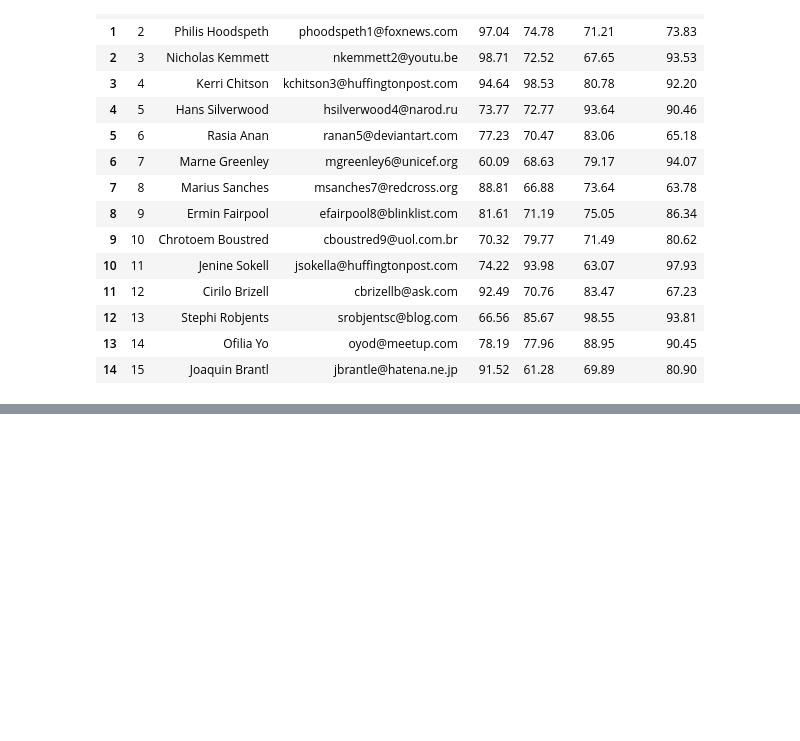
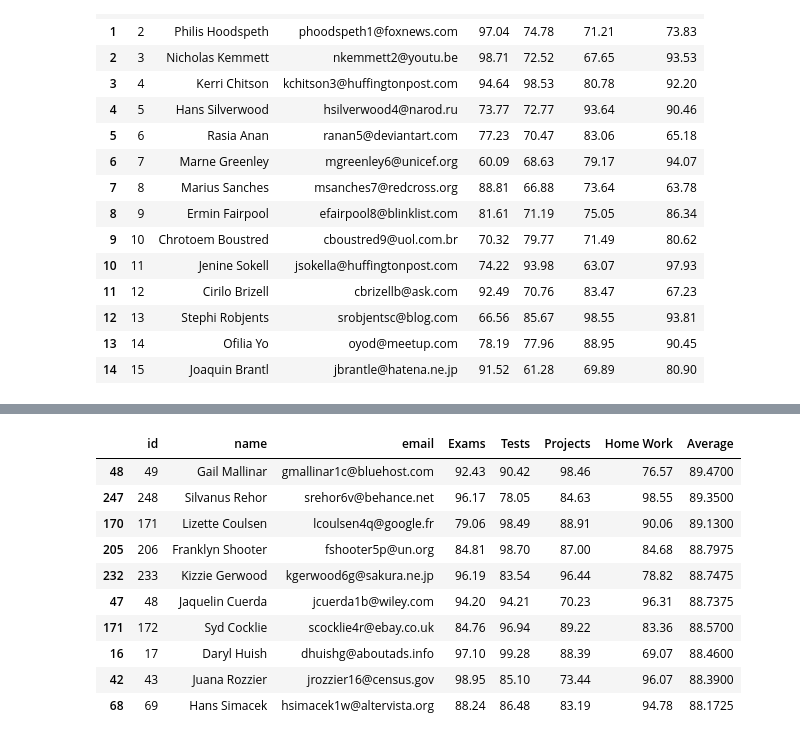
Before and after one commit to stradtkt/DataScience, a Jupyter notebook: pandas_practice.ipynb, the cells around one changed output, grey strips where cells are left out. Saved outputs shown, nothing was run; the diff lists cells and outputs as text; code cells hidden in the pictures; blank space fills up the shorter version.

```diff
--- a/pandas_practice.ipynb
+++ b/pandas_practice.ipynb
@@ -72,0 +103,14 @@ df.head(15)
+# %%
+df.iloc[10:20]
+# %% [output]
+|  | id | name | email | Exams | Tests | Projects | Home Work | Average |
+| 48 | 49 | Gail Mallinar | gmallinar1c@bluehost.com | 92.43 | 90.42 | 98.46 | 76.57 | 89.4700 |
+| 247 | 248 | Silvanus Rehor | srehor6v@behance.net | 96.17 | 78.05 | 84.63 | 98.55 | 89.3500 |
+| 170 | 171 | Lizette Coulsen | lcoulsen4q@google.fr | 79.06 | 98.49 | 88.91 | 90.06 | 89.1300 |
+| 205 | 206 | Franklyn Shooter | fshooter5p@un.org | 84.81 | 98.70 | 87.00 | 84.68 | 88.7975 |
+| 232 | 233 | Kizzie Gerwood | kgerwood6g@sakura.ne.jp | 96.19 | 83.54 | 96.44 | 78.82 | 88.7475 |
+| 47 | 48 | Jaquelin Cuerda | jcuerda1b@wiley.com | 94.20 | 94.21 | 70.23 | 96.31 | 88.7375 |
+| 171 | 172 | Syd Cocklie | scocklie4r@ebay.co.uk | 84.76 | 96.94 | 89.22 | 83.36 | 88.5700 |
+| 16 | 17 | Daryl Huish | dhuishg@aboutads.info | 97.10 | 99.28 | 88.39 | 69.07 | 88.4600 |
+| 42 | 43 | Juana Rozzier | jrozzier16@census.gov | 98.95 | 85.10 | 73.44 | 96.07 | 88.3900 |
+| 68 | 69 | Hans Simacek | hsimacek1w@altervista.org | 88.24 | 86.48 | 83.19 | 94.78 | 88.1725 |
```
Also changed, not shown: parts of 5 cells of this notebook.
